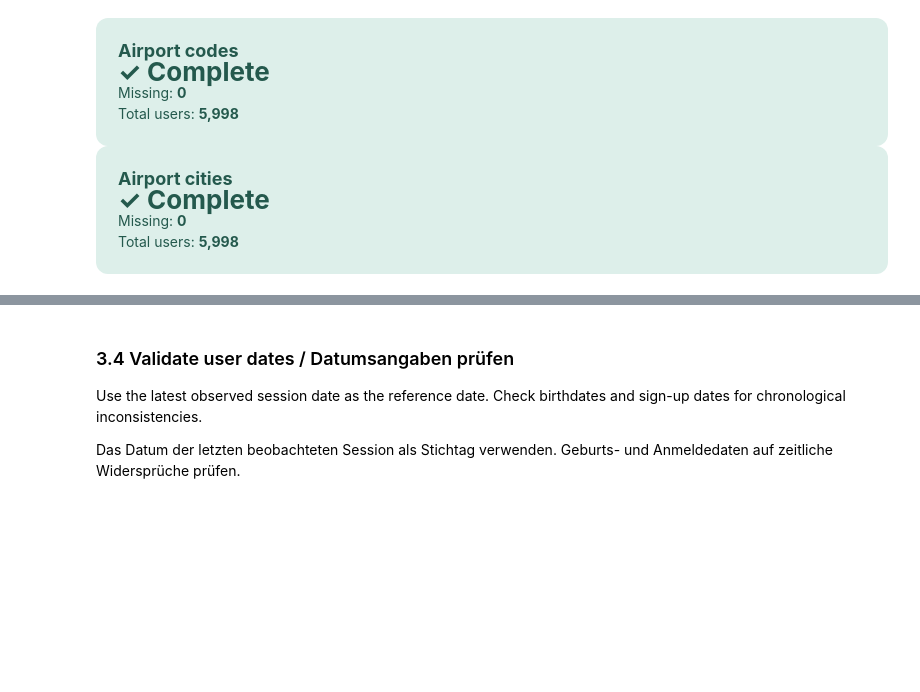
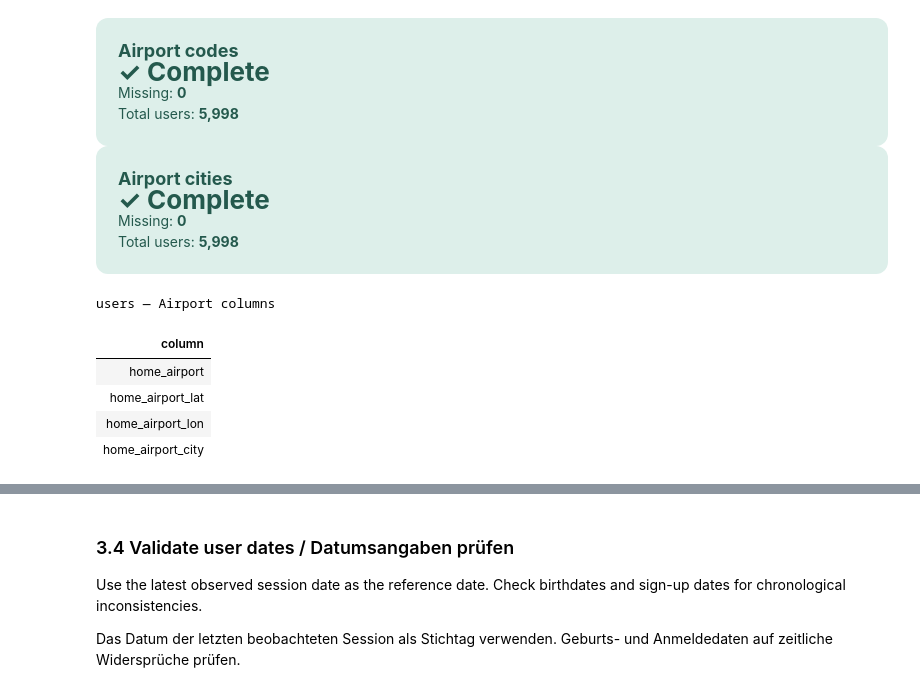
Before and after one commit to mperos1978/TravelTide, a Jupyter notebook: notebooks/01_eda.ipynb, the cells around one changed output, grey strips where cells are left out. Cells and saved outputs as stored; diff of their text form; code cells hidden in the pictures; blank space fills up the shorter version.

```diff
--- a/notebooks/01_eda.ipynb
+++ b/notebooks/01_eda.ipynb
@@ -1216,0 +1232,17 @@ Total users: 5,998
+# %%
+display(style_overview(
+    pd.DataFrame({
+        "column": [
+            column for column in users_work.columns
+            if "airport" in column
+        ]
+    }),
+    "users — Airport columns",
+))
+# %% [output]
+users — Airport columns
+| column |
+| home_airport |
+| home_airport_lat |
+| home_airport_lon |
+| home_airport_city |
```
Also changed, not shown: parts of 22 cells of this notebook.
